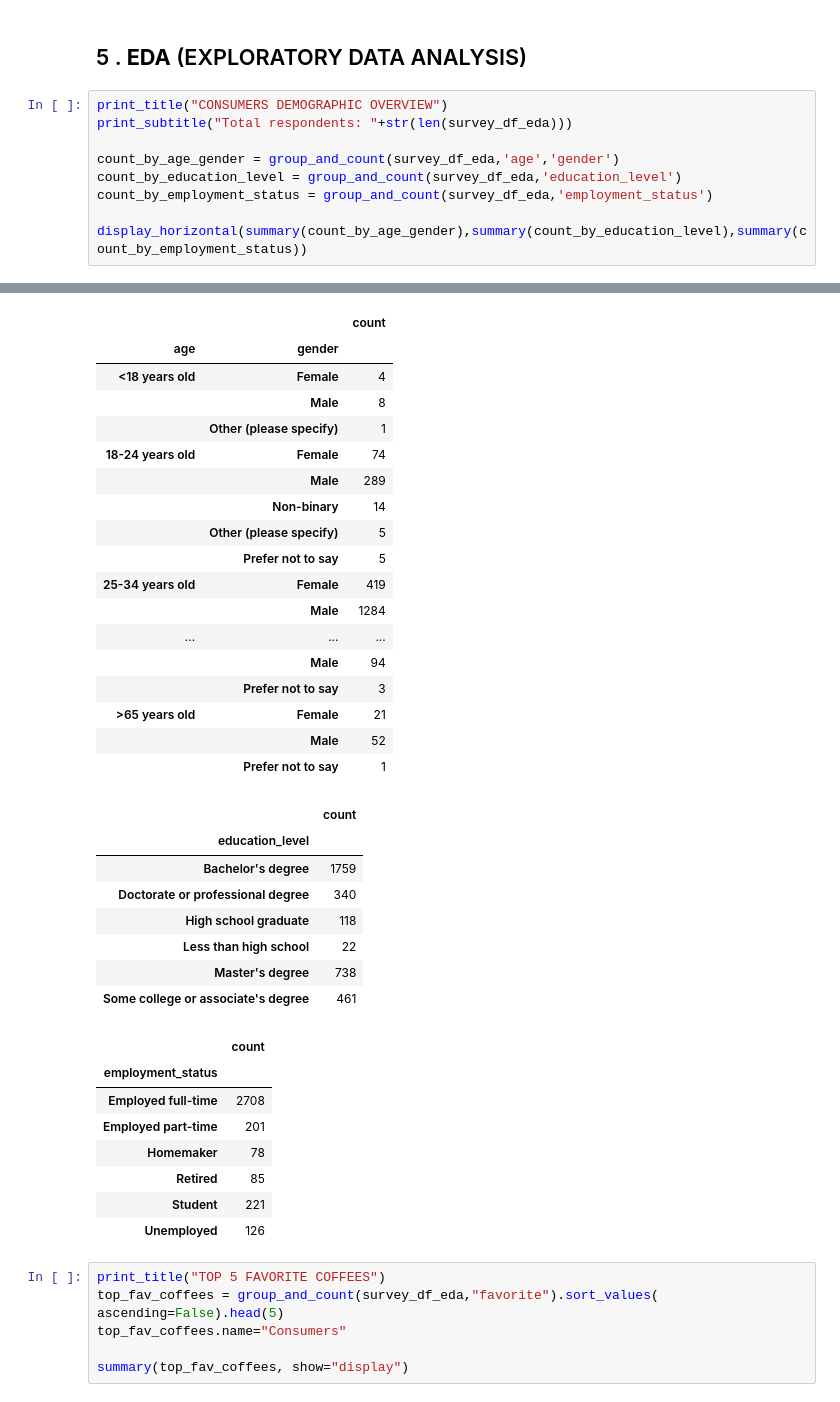
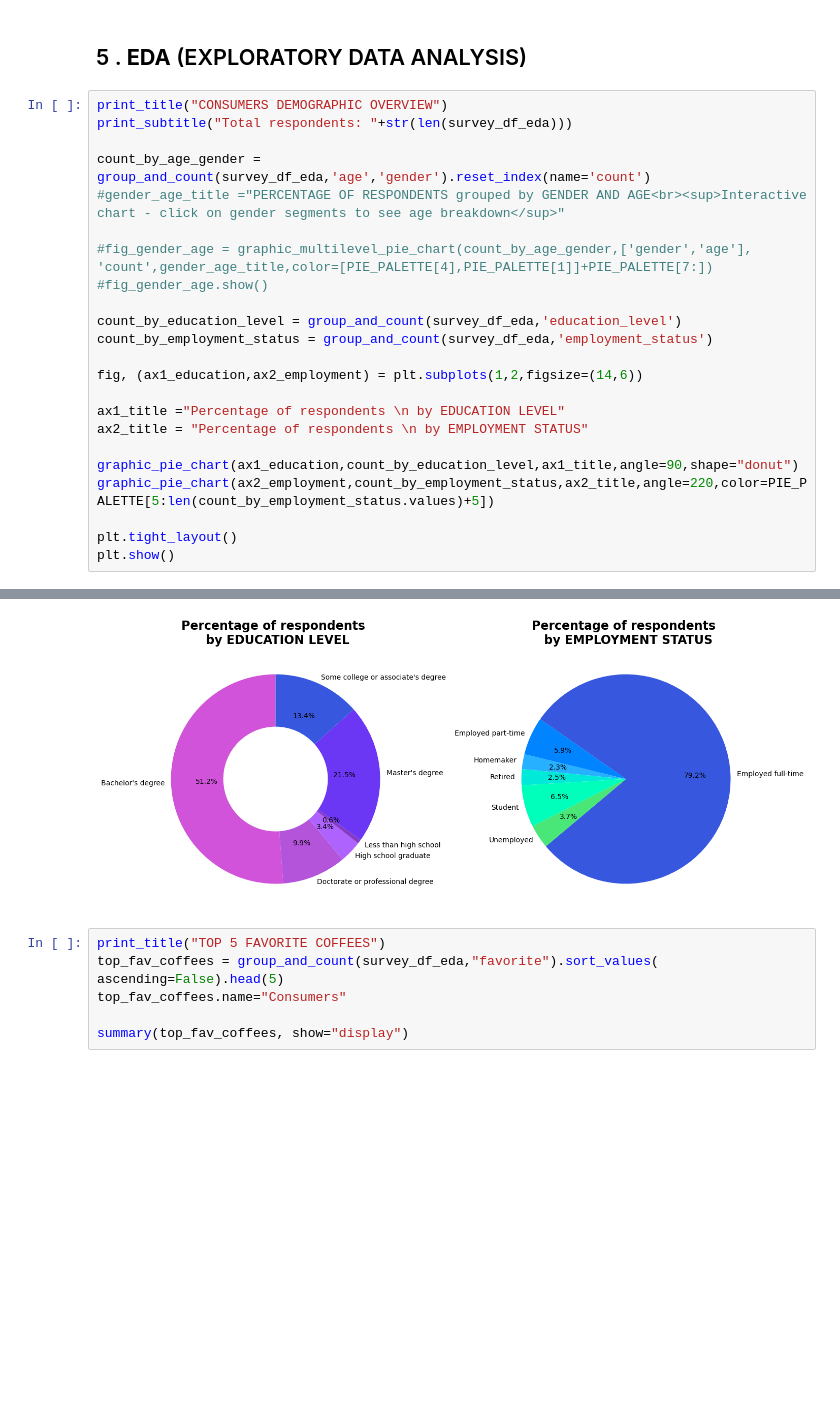
Before and after one commit to briella-codes/coffee_survey, a Jupyter notebook: notebooks/survey_analysis_english.ipynb, the cells around one changed output, grey strips where cells are left out. Cells and saved outputs as stored; diff of their text form; blank space fills up the shorter version.

Commit message:
add pie and bar chart functions to visualization module (EDA in progress)
functions added: graphic_pie_chart and  graphic_horizontal_bar_chart

```diff
--- a/notebooks/survey_analysis_english.ipynb
+++ b/notebooks/survey_analysis_english.ipynb
@@ -274,49 +279,30 @@ show_df(survey_df[['age','cups','additions','roast_level','favorite','taste','ho
 # %%
 print_title("CONSUMERS DEMOGRAPHIC OVERVIEW")
 print_subtitle("Total respondents: "+str(len(survey_df_eda)))
 
-count_by_age_gender = group_and_count(survey_df_eda,'age','gender')
+count_by_age_gender = group_and_count(survey_df_eda,'age','gender').reset_index(name='count')
+#gender_age_title ="PERCENTAGE OF RESPONDENTS grouped by GENDER AND AGE<br><sup>Interactive chart - click on gender segments to see age breakdown</sup>"
+
+#fig_gender_age = graphic_multilevel_pie_chart(count_by_age_gender,['gender','age'], 'count',gender_age_title,color=[PIE_PALETTE[4],PIE_PALETTE[1]]+PIE_PALETTE[7:])
+#fig_gender_age.show()
+
 count_by_education_level = group_and_count(survey_df_eda,'education_level')
 count_by_employment_status = group_and_count(survey_df_eda,'employment_status')
 
-display_horizontal(summary(count_by_age_gender),summary(count_by_education_level),summary(count_by_employment_status))
+fig, (ax1_education,ax2_employment) = plt.subplots(1,2,figsize=(14,6))
+
+ax1_title ="Percentage of respondents \n by EDUCATION LEVEL"
+ax2_title = "Percentage of respondents \n by EMPLOYMENT STATUS"
+
+graphic_pie_chart(ax1_education,count_by_education_level,ax1_title,angle=90,shape="donut")
+graphic_pie_chart(ax2_employment,count_by_employment_status,ax2_title,angle=220,color=PIE_PALETTE[5:len(count_by_employment_status.values)+5])
+
+plt.tight_layout()
+plt.show()
 # %% [output]
 [interactive output not drawn]
 [interactive output not drawn]
-|  |  | count |
-| age | gender |  |
-| <18 years old | Female | 4 |
-|  | Male | 8 |
-|  | Other (please specify) | 1 |
-| 18-24 years old | Female | 74 |
-|  | Male | 289 |
-|  | Non-binary | 14 |
-|  | Other (please specify) | 5 |
-|  | Prefer not to say | 5 |
-| 25-34 years old | Female | 419 |
-|  | Male | 1284 |
-| ... | ... | ... |
-|  | Male | 94 |
-|  | Prefer not to say | 3 |
-| >65 years old | Female | 21 |
-|  | Male | 52 |
-|  | Prefer not to say | 1 |
-|  | count |
-| education_level |  |
-| Bachelor's degree | 1759 |
-| Doctorate or professional degree | 340 |
-| High school graduate | 118 |
-| Less than high school | 22 |
-| Master's degree | 738 |
-| Some college or associate's degree | 461 |
-|  | count |
-| employment_status |  |
-| Employed full-time | 2708 |
-| Employed part-time | 201 |
-| Homemaker | 78 |
-| Retired | 85 |
-| Student | 221 |
-| Unemployed | 126 |
+[figure, added]
 # %%
 print_title("TOP 5 FAVORITE COFFEES")
 top_fav_coffees = group_and_count(survey_df_eda,"favorite").sort_values( ascending=False).head(5)
```
Also changed, not shown: parts of 6 cells of this notebook, 2 other files.
